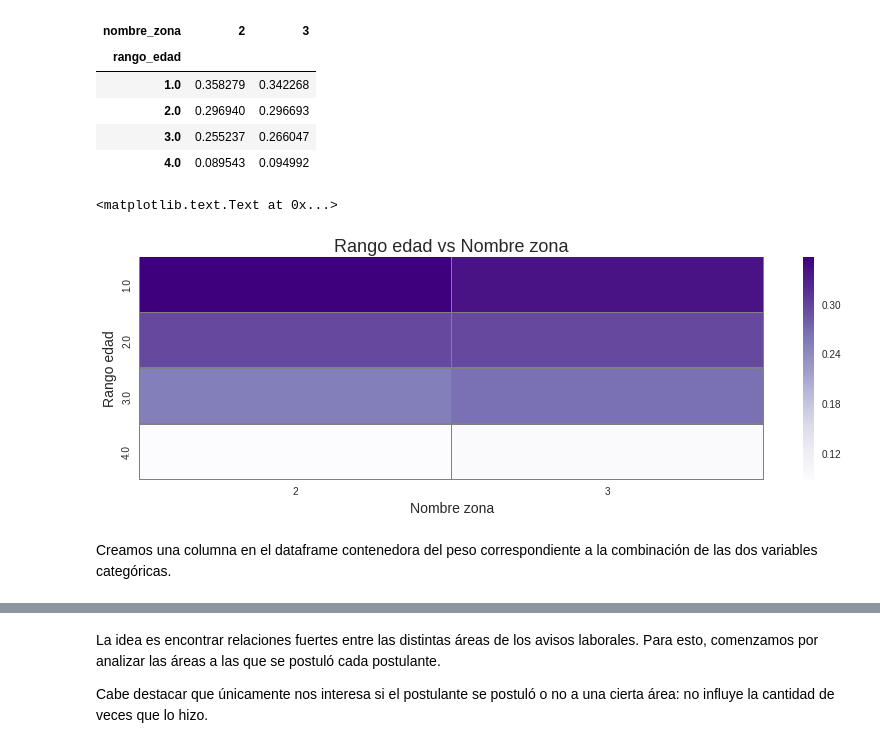
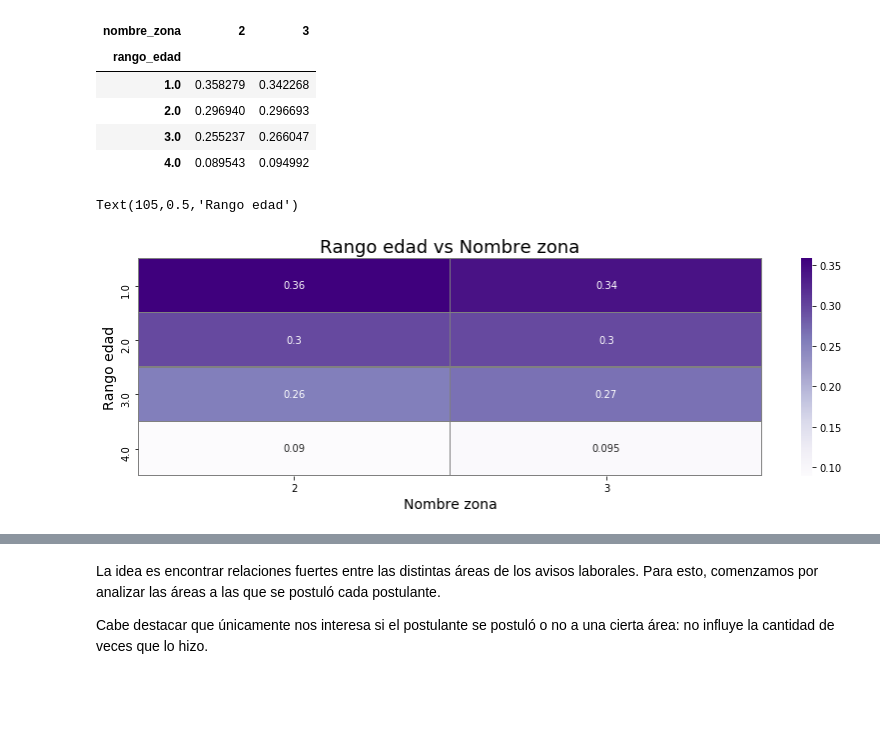
Before and after one commit to franhermani/TP2-7506, a Jupyter notebook: feature_engineering.ipynb, the cells around one changed output, grey strips where cells are left out. Drawn from its saved outputs; the diff is of its cells as text; code cells hidden in the pictures; blank space fills up the shorter version.

```diff
--- a/feature_engineering.ipynb
+++ b/feature_engineering.ipynb
@@ -326,6 +364,6 @@ Name: nombre_zona, dtype: int64
 # %%
-edad_vs_zona_t = pd.crosstab(modelo_si['rango_edad'], modelo_si['nombre_zona'], normalize='columns')
-edad_vs_zona_t
+edad_vs_zona_si = pd.crosstab(modelo_si['rango_edad'], modelo_si['nombre_zona'], normalize='columns')
+edad_vs_zona_si
 # %% [output]
 | nombre_zona | 2 | 3 |
 | rango_edad |  |  |
@@ -335,14 +373,12 @@ edad_vs_zona_t
 | 4.0 | 0.089543 | 0.094992 |
 # %%
 fig, ax = plt.subplots(figsize=(14,4))
-heatmap = sns.heatmap(edad_vs_zona_t, cmap='Purples', robust=False, annot=False,\
+heatmap = sns.heatmap(edad_vs_zona_si, cmap='Purples', robust=False, annot=True,\
                       linewidths=.5, linecolor='grey', ax=ax)
 
 heatmap.set_title('Rango edad vs Nombre zona', fontsize=18)
 heatmap.set_xlabel('Nombre zona', fontsize=14)
 heatmap.set_ylabel('Rango edad', fontsize=14)
 # %% [output]
-<matplotlib.text.Text at 0x...>
+Text(105,0.5,'Rango edad')
-[figure, old version]
+[figure, new version]
-# %% [markdown]
-Creamos una columna en el dataframe contenedora del peso correspondiente a la combinación de las dos variables categóricas.
```
Also changed, not shown: parts of 141 cells of this notebook.
